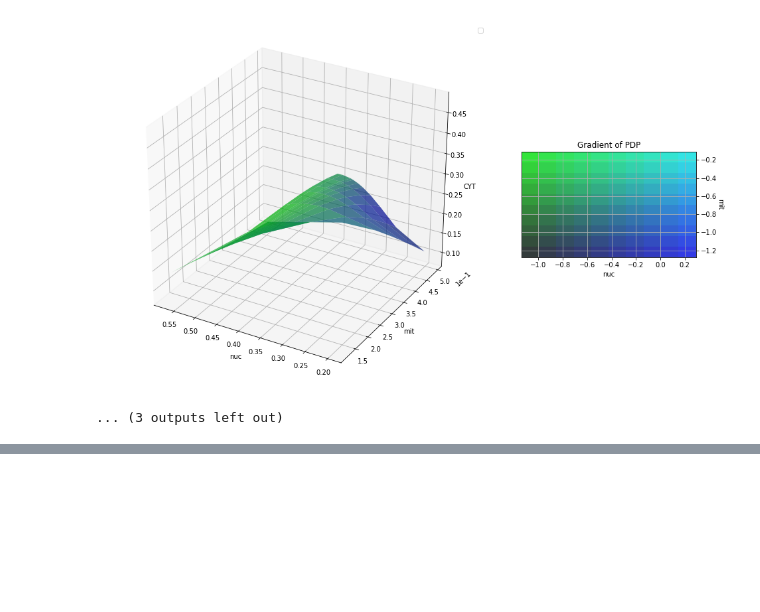
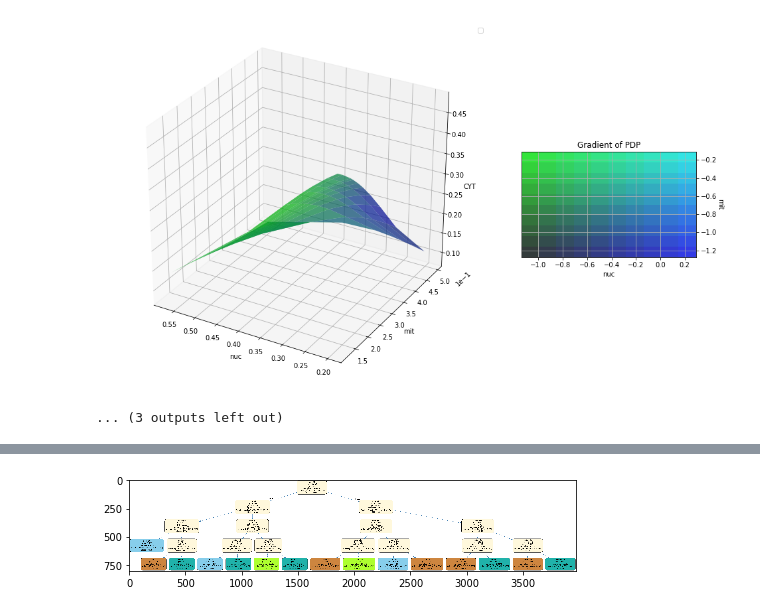
Before and after one commit to DiegoAnas/SPEML-Explainability, a Jupyter notebook: explain_skater.ipynb, the cells around one changed output, grey strips where cells are left out. Cells and saved outputs as stored; diff of their text form; code cells hidden in the pictures; blank space fills up the shorter version.

```diff
--- a/explain_skater.ipynb
+++ b/explain_skater.ipynb
@@ -212,0 +337,14 @@ faster runs, do progressbar=False
+# %%
+fold = 1
+for train_data, train_target, test_data, test_target in zip(training_sets, training_targets,
+                                                            testing_sets, testing_targets):
+    interpreter = Interpretation(test_data, feature_names=featureNames[1:9])
+    pyint_model = InMemoryModel(model.predict_proba, examples=test_data,
+                                target_names=["CYT", "ME3", "MIT", "NUC"])
+    for DTdepth in range(2,5):
+        surrogate_explainer = interpreter.tree_surrogate(oracle=pyint_model, seed=5, max_depth=DTdepth)
+        surrogate_explainer.fit(train_data, train_target, use_oracle=True, prune='post', scorer_type='default')
+        surrogate_explainer.plot_global_decisions(file_name=f"mlp_tree_{DTdepth}_{fold}.png",
+                                                  fig_size=(8, 8), show_img=True)
+    fold += 1
+# %% [output]
@@ -212,0 +368 @@ faster runs, do progressbar=False
+[figure, added]
```
Also changed, not shown: parts of 12 cells of this notebook, 6 other files.
